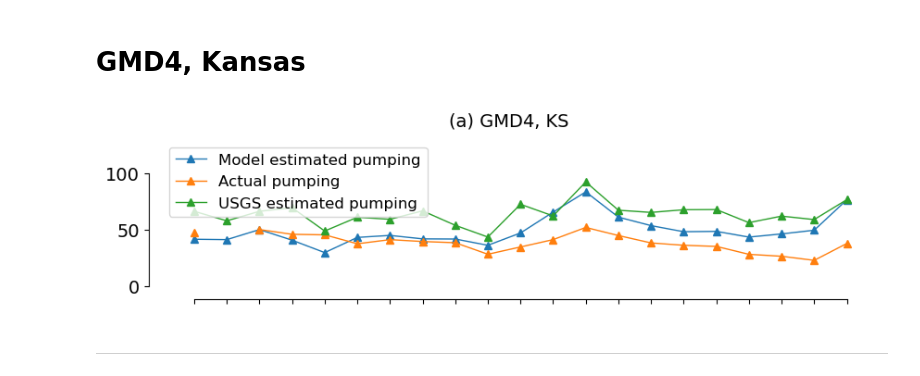
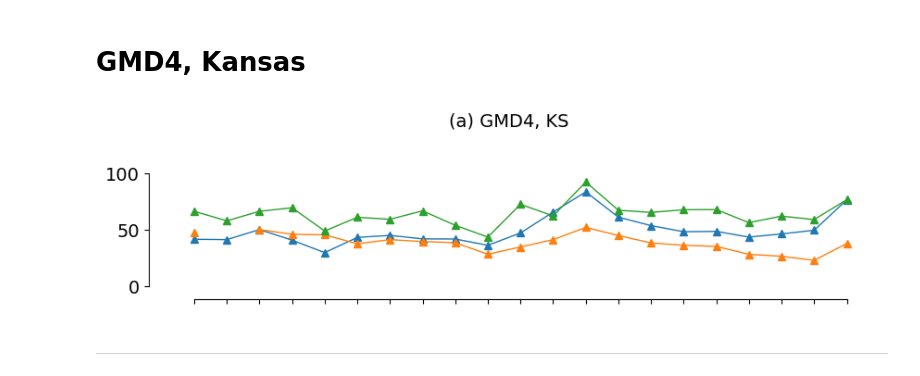
Before and after one commit to mdfahimhasan/WestUS_Peff, a Jupyter notebook: Codes/results_analysis/netGW_vs_pumping.ipynb, the cells around one changed output. Saved outputs shown, nothing was run; the diff lists cells and outputs as text; code cells hidden in the pictures.

```diff
--- a/Codes/results_analysis/netGW_vs_pumping.ipynb
+++ b/Codes/results_analysis/netGW_vs_pumping.ipynb
@@ -116,17 +116,17 @@ ann_df_sel.loc[ann_df_sel['mean pumping_mm'] < 1, 'mean pumping_mm'] = np.nan
 # %%
 year = [2000, 2001, 2002, 2003, 2004, 2005, 2006, 2007, 2008, 2009, 2010,
         2011, 2012, 2013, 2014, 2015, 2016, 2017, 2018, 2019, 2020]
 
 savepath = 'plots/GMD4_timeseries.png'
 
 make_line_plot_v2(y1=ann_df_sel['sim_mean_pumping_mm_dy'], y2=ann_df_sel['mean pumping_mm'], y3=ann_df_sel['mean USGS_mm'], year=year, fontsize=14,
                   xlabel=None, ylabel=None,
                   line_label_1='Model estimated pumping', line_label_2='Actual pumping', line_label_3='USGS estimated pumping',
                   suptitle='(a) GMD4, KS',
                   figsize=(10, 3), y_lim=(0, 130),
-                  legend_pos='upper left', legend='on', savepath= savepath, no_xticks=True)
+                  legend_pos='upper left', legend='off', savepath= savepath, no_xticks=True)
 # %% [output]
-[figure, old version]
+[figure, new version]
 # %% [markdown]
 -------------------
 # %% [markdown]
```
Also changed, not shown: parts of 6 cells of this notebook.
